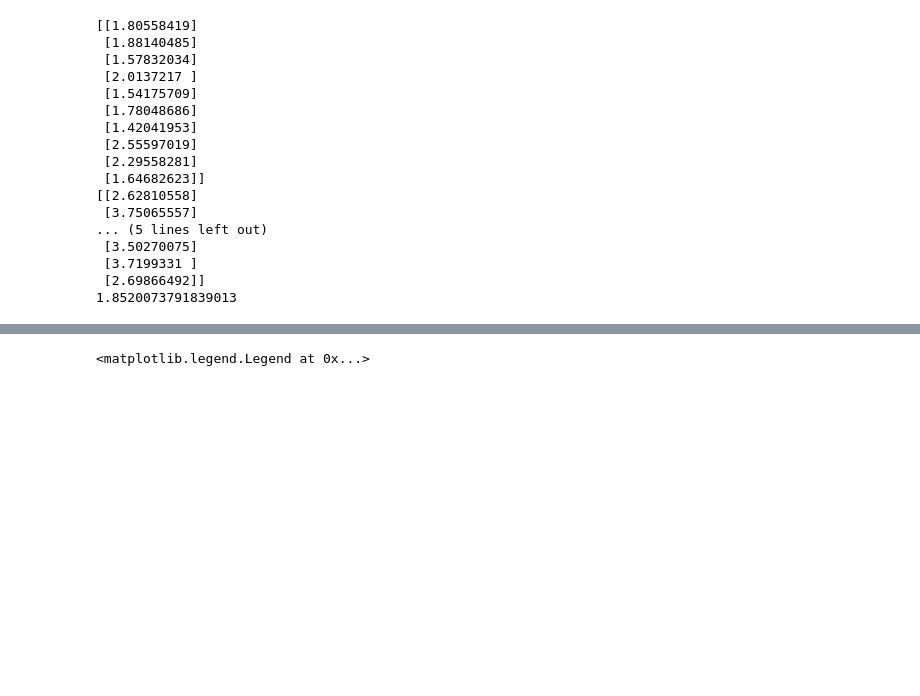
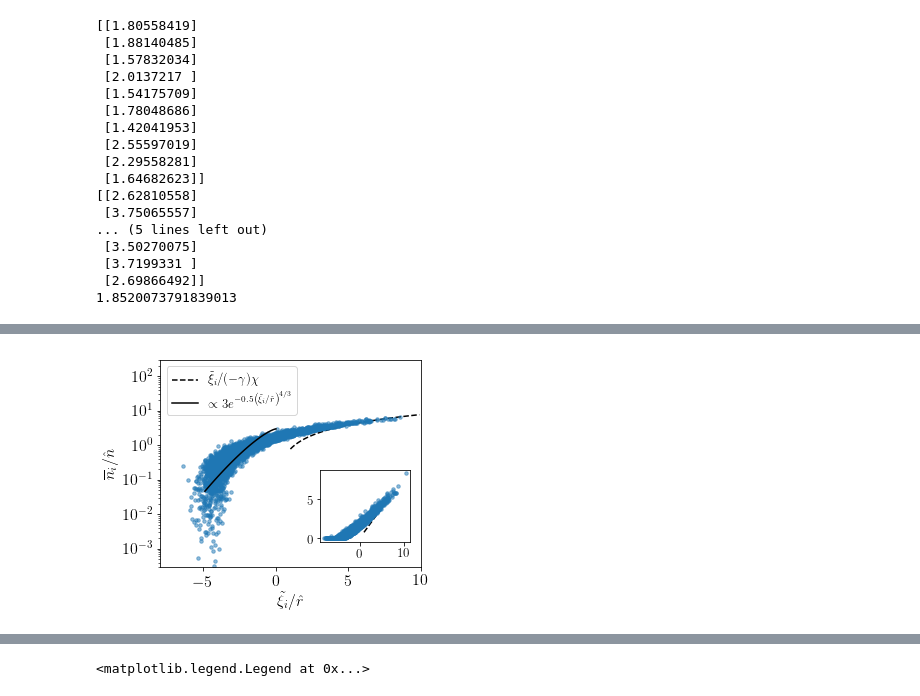
Before and after one commit to eco-theory/Island-eco-figures, a Jupyter notebook: Figure_plotting_2019_02.ipynb, the cells around one changed output, grey strips where cells are left out. Drawn from its saved outputs; the diff is of its cells as text; code cells hidden in the pictures; blank space fills up the shorter version.

```diff
--- a/Figure_plotting_2019_02.ipynb
+++ b/Figure_plotting_2019_02.ipynb
@@ -1409,3 +1411,59 @@ plt.yscale('log')
+# %%
+
+n_mean_array = n_mean_array3
+bias_with_lambda = bias_array3 - lambda_array3
+chi = chi3*.8
+
+plt.figure(figsize=(5,4))
+plt.plot(bias_with_lambda.flatten(),n_mean_array.flatten(),'.',markersize = 7,zorder=-1,alpha=0.5)
+
+xvec = np.arange(1,10,.1)
+plt.plot(xvec,-xvec/(gamma*chi),'k--',zorder=-2,label=r'$\tilde{\xi_i}/(-\gamma)\chi$')
+xvec = np.arange(0,5,.1)
+a = 3
+b = 0.5
+plt.plot(-xvec, a*np.exp(-b*xvec**(4/3)),'k',label=r'$\propto {a}e^{{-{b}\left(\tilde{{\xi_i}}/\hat{{r}}\right)^{{4/3}}}}$'.format(a=a,b=b))
+
+# plt.yscale('log')
+plt.ylim((3e-4,300))
+plt.xlim((-8,10))
+
+plt.yscale('log')
+plt.ylabel(r'$\overline{n}_i / \hat{n}$')
+plt.xlabel(r'$\tilde{\xi}_i/\hat{r}$')
+plt.legend(loc=2,ncol = 1, prop={'size':13})
+
+plt.tight_layout()
+
+ax1 = plt.axes([.65,.3,.25,.25])
+
+ax1.plot(bias_with_lambda.flatten(),n_mean_array.flatten(),'.',markersize = 7,zorder=-1,alpha=0.5)
+
+xvec = np.arange(1,5,.1)
+ax1.plot(xvec,-xvec/(gamma*chi),'k--',zorder=-2,label=r'$\tilde{\xi_i}/(-\gamma)\chi$')
+
+ax1.tick_params(axis='both', which='major', labelsize=13)
+
+
+# plt.savefig('figures/nave_vs_bias_K300_M20.pdf')
+
+# plt.figure(figsize=(5,4))
+# plt.plot(bias_with_lambda1.flatten(),n_mean_array1.flatten(),'.',zorder=-1,alpha=0.2,label='K=100')
+
+# xvec = np.arange(0,5,.1)
+# plt.plot(-xvec, 2*np.exp(-0.7*xvec**(4/3)))
+
+# plt.yscale('log')
+# plt.ylim((3e-4,30))
+# plt.xlim((-7,7))
+
+# plt.ylabel(r'$\log K n_i$')
+# plt.xlabel(r'$\sqrt{K}(\xi_i - \lambda)$')
+# plt.legend(prop={'size':12})
+
+# plt.tight_layout()
+# %% [output]
+[figure, added]
 # %%
 
 plt.figure(figsize=(4.5,3.5))
```
Also changed, not shown: parts of 11 cells of this notebook, 4 other files.
